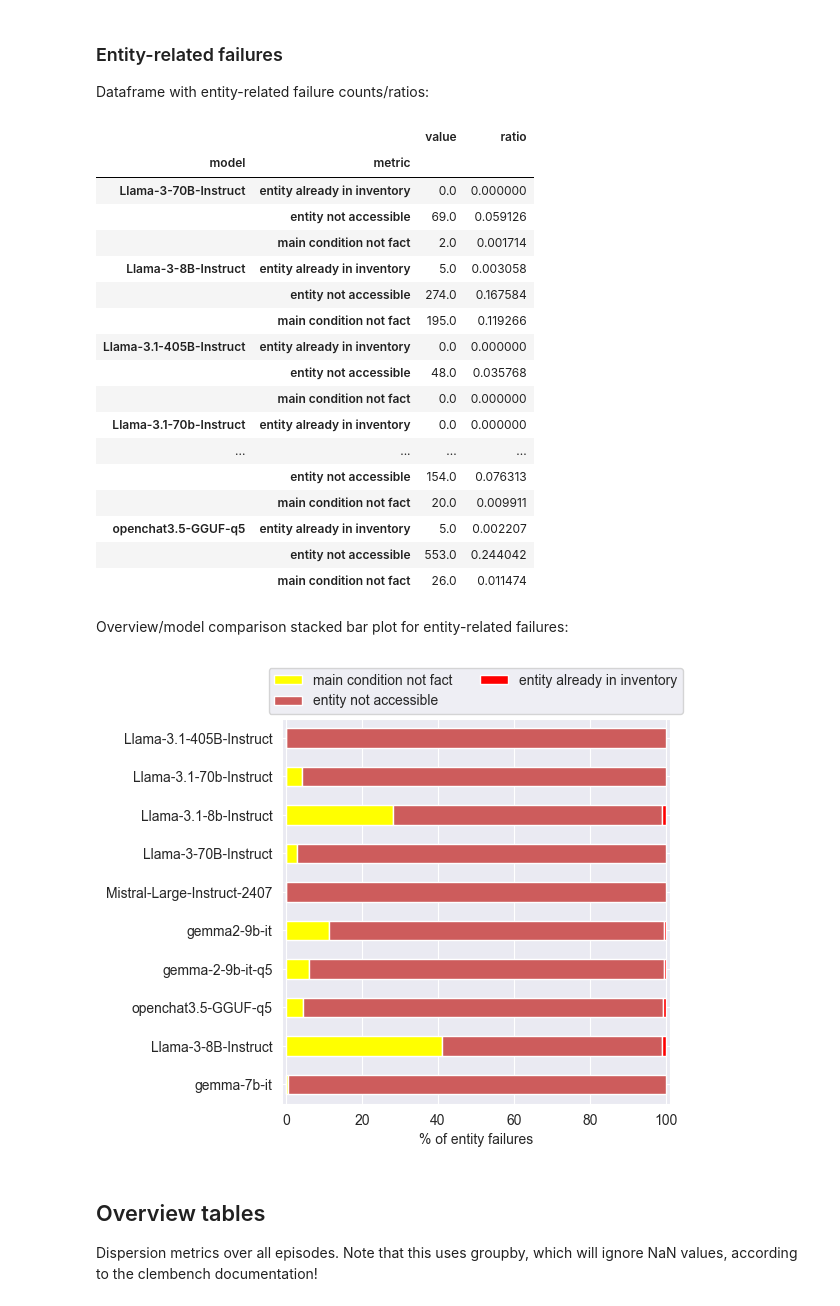
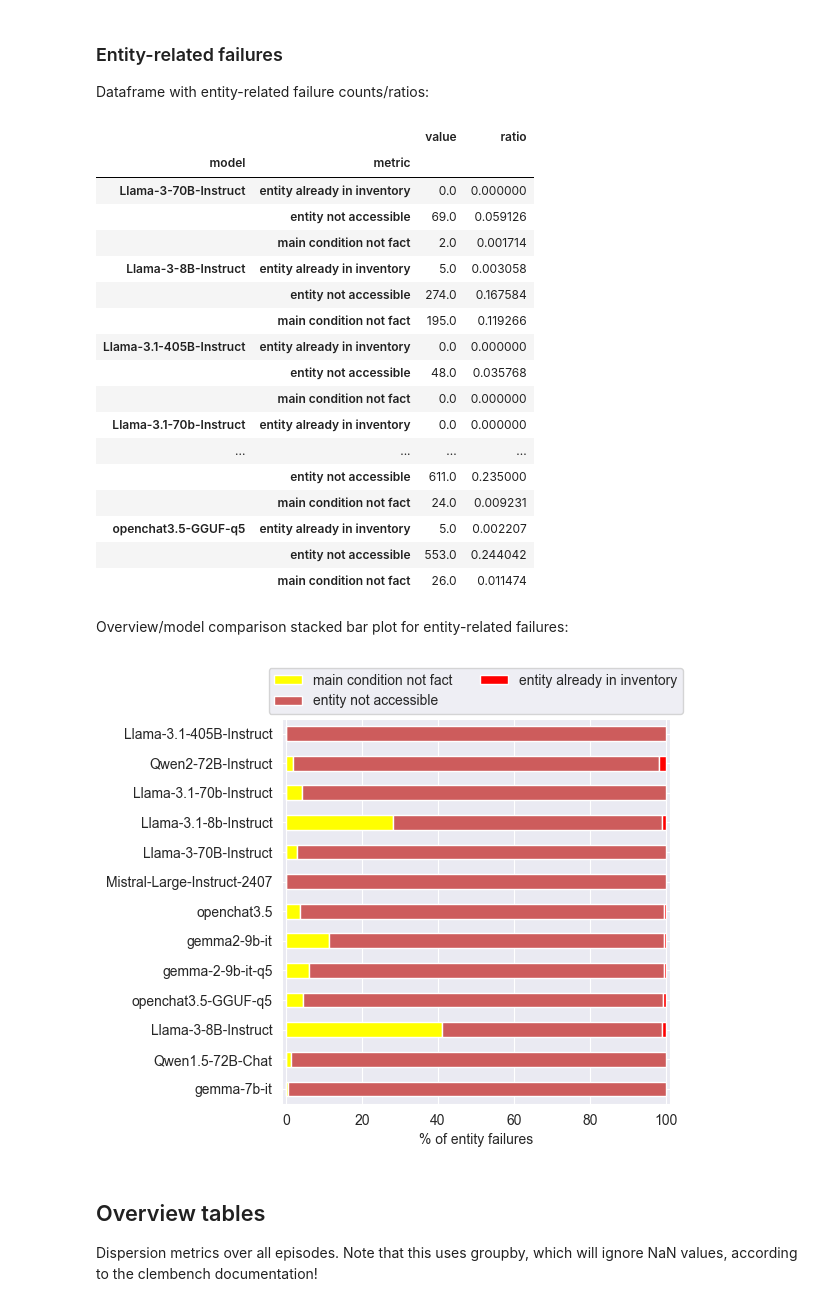
Before and after one commit to Gnurro/clemcore, a Jupyter notebook: adventuregame_eval.ipynb, the cells around one changed output. Cells and saved outputs as stored; diff of their text form; code cells hidden in the pictures.

```diff
--- a/adventuregame_eval.ipynb
+++ b/adventuregame_eval.ipynb
@@ -229,8 +222,8 @@ plt.show()
 # %% [markdown]
 Omit models for which all episodes were aborted due to not following prompted format for detail analysis:
 # %%
-all_abort_models = ["openchat3.5", "Qwen2-72B-Instruct", "Qwen1.5-72B-Chat", "LLaMA2-13B-Tiefighter"]
-game_df = game_df.query('model not in ["openchat3.5", "Qwen2-72B-Instruct", "Qwen1.5-72B-Chat", "LLaMA2-13B-Tiefighter"]')
+all_abort_models = ["LLaMA2-13B-Tiefighter"]
+game_df = game_df.query('model not in ["LLaMA2-13B-Tiefighter"]')
 game_df
 # %% [output]
 |  | game | model | experiment | episode | metric | value |
@@ -539,8 +527,8 @@ entity_failures_counts
 |  | main condition not fact | 0.0 | 0.000000 |
 | Llama-3.1-70b-Instruct | entity already in inventory | 0.0 | 0.000000 |
 | ... | ... | ... | ... |
-|  | entity not accessible | 154.0 | 0.076313 |
-|  | main condition not fact | 20.0 | 0.009911 |
+|  | entity not accessible | 611.0 | 0.235000 |
+|  | main condition not fact | 24.0 | 0.009231 |
 | openchat3.5-GGUF-q5 | entity already in inventory | 5.0 | 0.002207 |
 |  | entity not accessible | 553.0 | 0.244042 |
 |  | main condition not fact | 26.0 | 0.011474 |
@@ -549,34 +537,34 @@ Overview/model comparison stacked bar plot for entity-related failures:
 # %%
 STACK_COLORS = ['yellow', 'indianred', 'red']
 
 entity_failures = ["entity_not_accessible", "entity_already_inventory", "pre_state_mismatch"]
 
 df_aux = game_df[game_df.metric.isin(entity_failures)]
 df_aux = df_aux.replace(metric_name_dict)
 
 df_aux = (df_aux.pivot(index=['game', 'model', 'experiment', 'episode'],
                        columns='metric',
                        values='value')
                 .reset_index()
                 .drop(columns=['game', 'experiment', 'episode'])
                 .groupby('model')
                 .sum()
                 .sort_values(axis=1, by='metric', ascending=False))
 percs = 100 * df_aux.div(df_aux.sum(axis=1), axis=0)
-order = clem_df.query('index not in ["openchat3.5", "Qwen2-72B-Instruct", "Qwen1.5-72B-Chat", "LLaMA2-13B-Tiefighter"]').sort_values(by='-, clemscore').index
+order = clem_df.query('index not in ["LLaMA2-13B-Tiefighter"]').sort_values(by='-, clemscore').index
 percs = percs.reindex(order)
 
 percs.plot(kind='barh',
            stacked=True,
            figsize=(5, 5),
            colormap=ListedColormap(STACK_COLORS))
 plt.legend(loc='upper center', bbox_to_anchor=(0.5, 1.15), ncols=2)
 plt.xlabel('% of entity failures')
 plt.xlim(-1, 101)
 plt.ylabel('')
 plt.show()
 # %% [output]
-[figure, old version]
+[figure, new version]
 # %% [markdown]
 ## Overview tables
 Dispersion metrics over all episodes. Note that this uses groupby, which will ignore NaN values, according to the clembench documentation!
```
Also changed, not shown: parts of 36 cells of this notebook, 8 other files.
